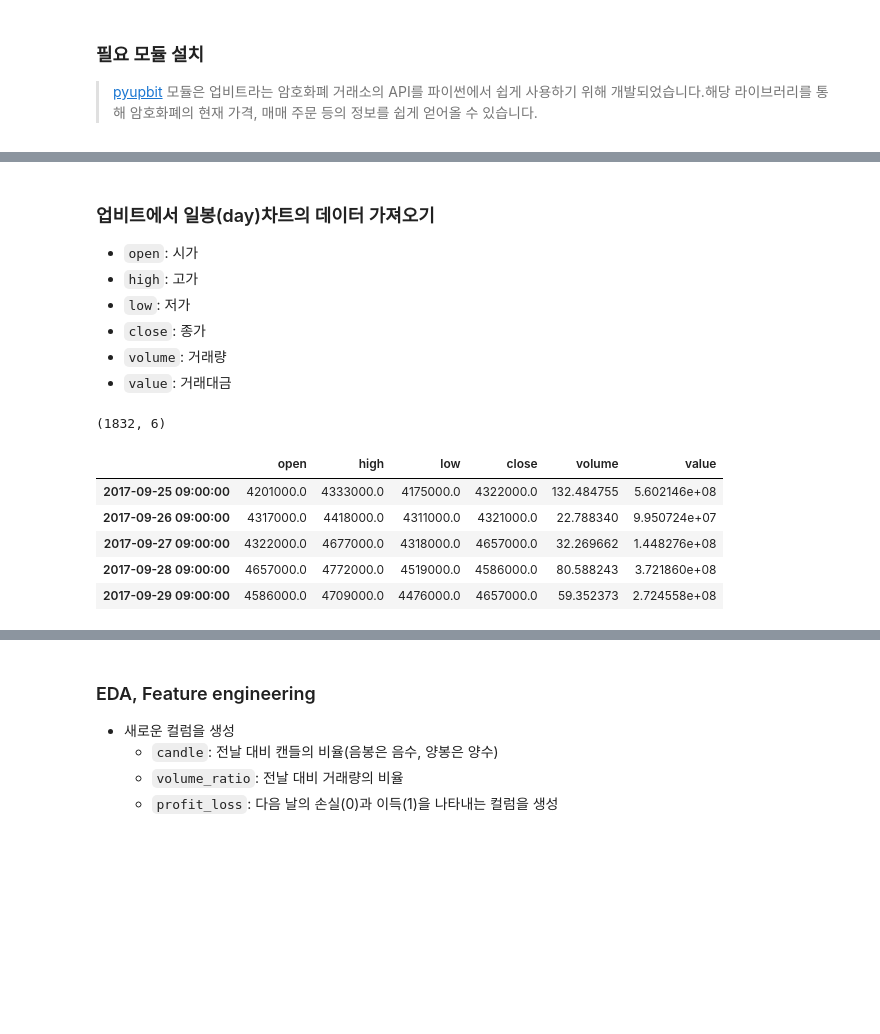
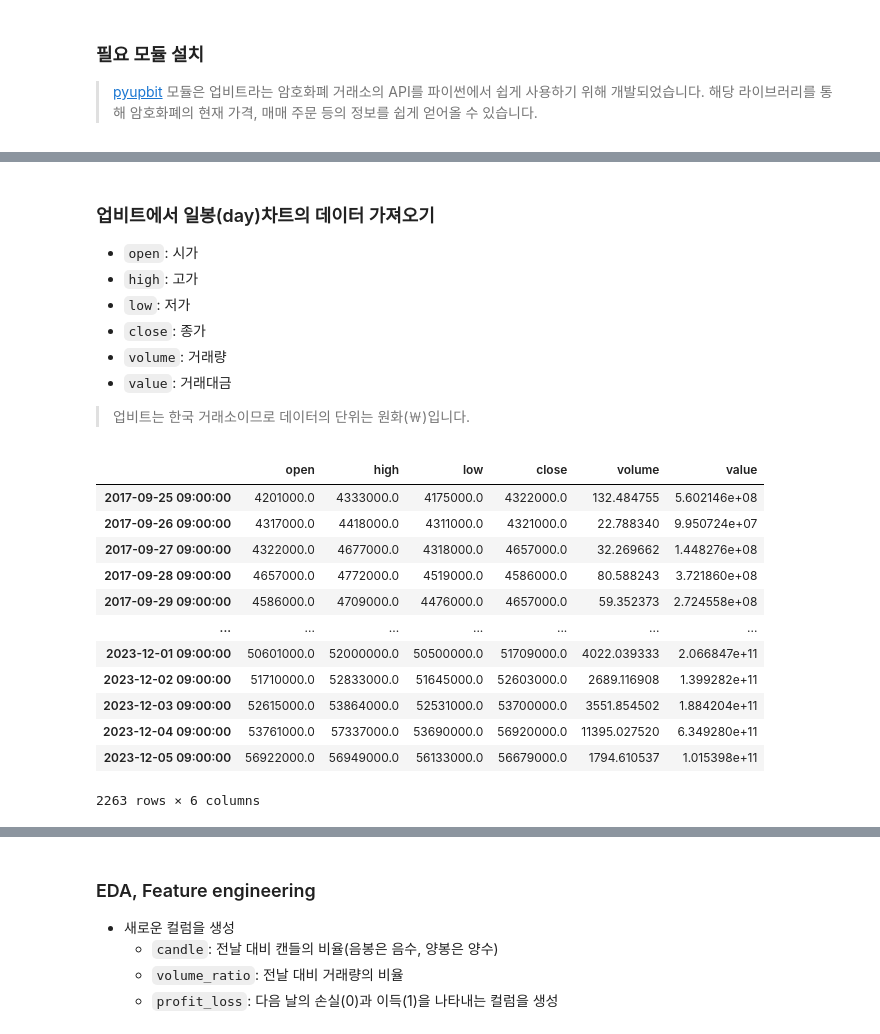
Before and after one commit to lagonee23/price-prediction-models, a Jupyter notebook: bitcoin_price_model.ipynb, the cells around one changed output, grey strips where cells are left out. Saved outputs shown, nothing was run; the diff lists cells and outputs as text; code cells hidden in the pictures; blank space fills up the shorter version.

```diff
--- a/bitcoin_price_model.ipynb
+++ b/bitcoin_price_model.ipynb
@@ -37,17 +38,23 @@ import pyupbit
 * `close`: 종가
 * `volume`: 거래량
 * `value`: 거래대금
+
+> 업비트는 한국 거래소이므로 데이터의 단위는 원화(￦)입니다.
 # %%
-# 원본 데이터
-df_origin = pyupbit.get_ohlcv("KRW-BTC", "day", count=2000, period=1)
-
-print(df_origin.shape)
-df_origin.head()
+# UpBit에서 비트코인 가격 데이터 가져오기
+df_origin = pyupbit.get_ohlcv("KRW-BTC", "day", count=2500, period=1)
+df_origin
 # %% [output]
+|  | open | high | low | close | volume | value |
+| 2017-09-25 09:00:00 | 4201000.0 | 4333000.0 | 4175000.0 | 4322000.0 | 132.484755 | 5.602146e+08 |
+| 2017-09-26 09:00:00 | 4317000.0 | 4418000.0 | 4311000.0 | 4321000.0 | 22.788340 | 9.950724e+07 |
+| 2017-09-27 09:00:00 | 4322000.0 | 4677000.0 | 4318000.0 | 4657000.0 | 32.269662 | 1.448276e+08 |
+| 2017-09-28 09:00:00 | 4657000.0 | 4772000.0 | 4519000.0 | 4586000.0 | 80.588243 | 3.721860e+08 |
+| 2017-09-29 09:00:00 | 4586000.0 | 4709000.0 | 4476000.0 | 4657000.0 | 59.352373 | 2.724558e+08 |
+| ... | ... | ... | ... | ... | ... | ... |
+| 2023-12-01 09:00:00 | 50601000.0 | 52000000.0 | 50500000.0 | 51709000.0 | 4022.039333 | 2.066847e+11 |
+| 2023-12-02 09:00:00 | 51710000.0 | 52833000.0 | 51645000.0 | 52603000.0 | 2689.116908 | 1.399282e+11 |
+| 2023-12-03 09:00:00 | 52615000.0 | 53864000.0 | 52531000.0 | 53700000.0 | 3551.854502 | 1.884204e+11 |
+| 2023-12-04 09:00:00 | 53761000.0 | 57337000.0 | 53690000.0 | 56920000.0 | 11395.027520 | 6.349280e+11 |
+| 2023-12-05 09:00:00 | 56922000.0 | 56949000.0 | 56133000.0 | 56679000.0 | 1794.610537 | 1.015398e+11 |
-(1832, 6)
+2263 rows × 6 columns
-|  | open | high | low | close | volume | value |
-| 2017-09-25 09:00:00 | 4201000.0 | 4333000.0 | 4175000.0 | 4322000.0 | 132.484755 | 5.602146e+08 |
-| 2017-09-26 09:00:00 | 4317000.0 | 4418000.0 | 4311000.0 | 4321000.0 | 22.788340 | 9.950724e+07 |
-| 2017-09-27 09:00:00 | 4322000.0 | 4677000.0 | 4318000.0 | 4657000.0 | 32.269662 | 1.448276e+08 |
-| 2017-09-28 09:00:00 | 4657000.0 | 4772000.0 | 4519000.0 | 4586000.0 | 80.588243 | 3.721860e+08 |
-| 2017-09-29 09:00:00 | 4586000.0 | 4709000.0 | 4476000.0 | 4657000.0 | 59.352373 | 2.724558e+08 |
```
Also changed, not shown: parts of 12 cells of this notebook.
